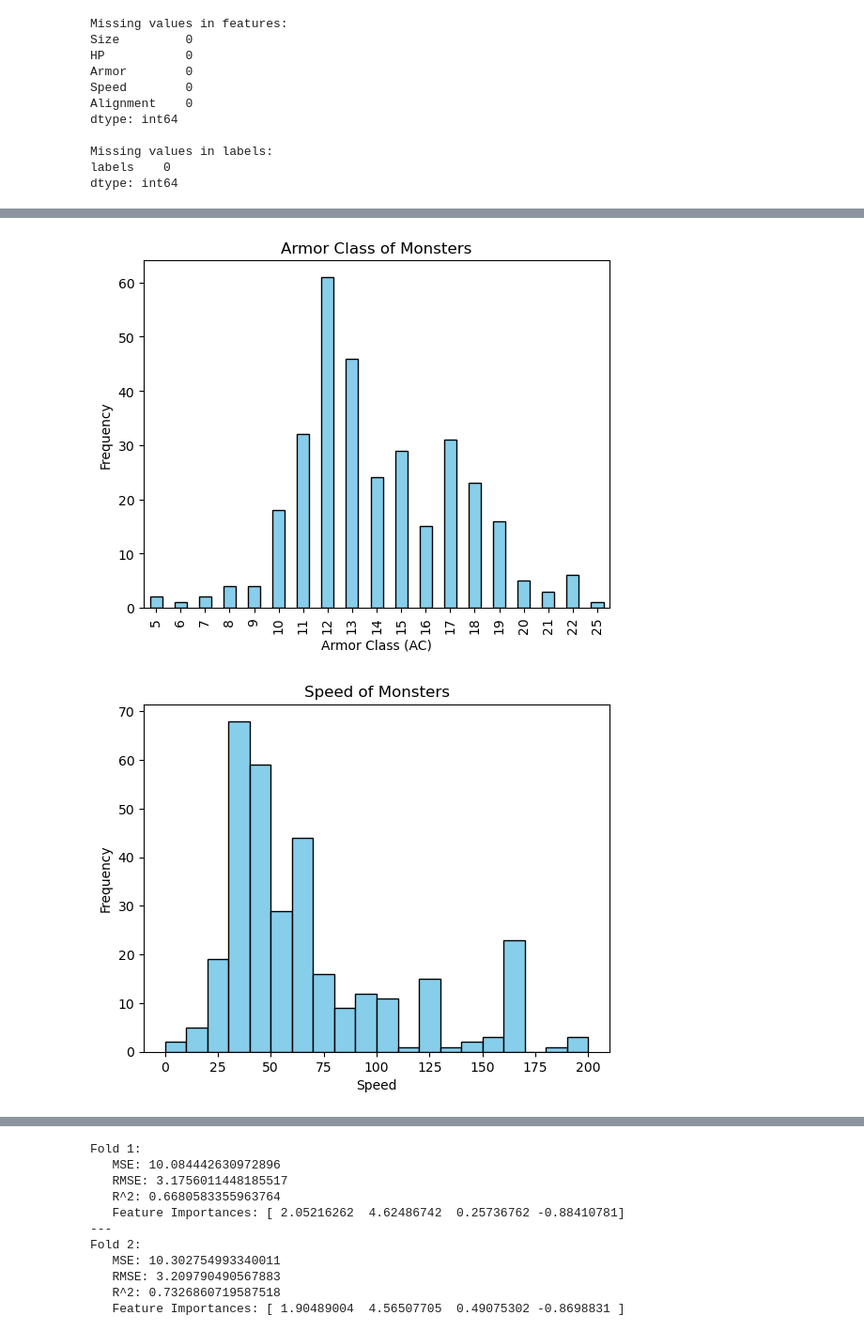
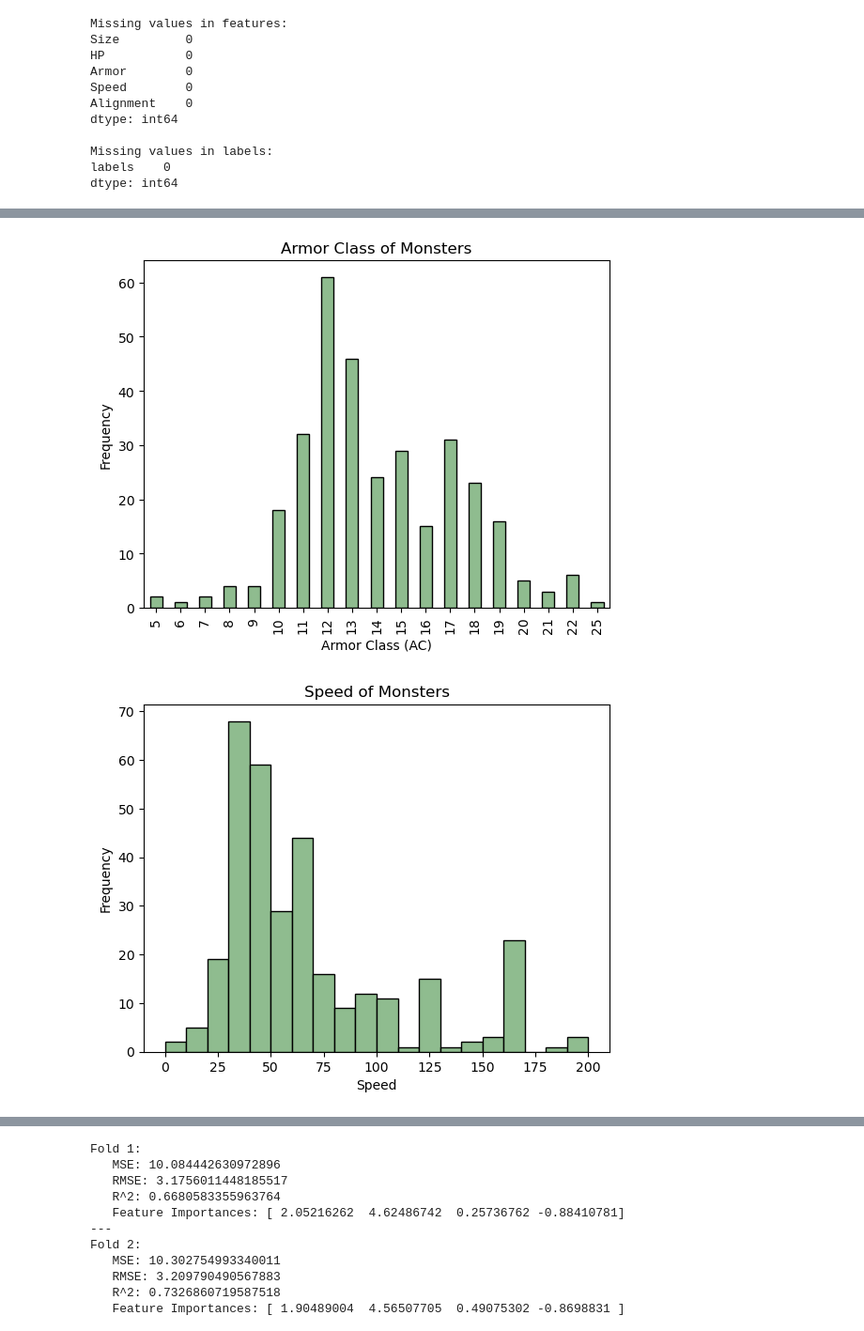
Before and after one commit to Dorffasaurus/supreme-dollop, a Jupyter notebook: Project.ipynb, the cells around one changed output, grey strips where cells are left out. Shown at 94% size. Saved outputs shown, nothing was run; the diff lists cells and outputs as text; code cells hidden in the pictures.

```diff
--- a/Project.ipynb
+++ b/Project.ipynb
@@ -125,7 +125,7 @@ plt.show()
 armor_counts = df.groupby('Armor').size().sort_index()
 
 # Plotting
-armor_counts.plot.bar(color='skyblue', edgecolor='black')
+armor_counts.plot.bar(color='darkseagreen', edgecolor='black')
 plt.xlabel('Armor Class (AC)')
 plt.ylabel('Frequency')
 plt.title('Armor Class of Monsters')
@@ -136,15 +136,15 @@ plt.show()
 #plt.title('Armor Class of Monsters')
 #plt.show()
 # %% [output]
-[figure, old version]
+[figure, new version]
 # %%
-df['Speed'].plot.hist(bins=20, color='skyblue', edgecolor='black')
+df['Speed'].plot.hist(bins=20, color='darkseagreen', edgecolor='black')
 plt.xlabel('Speed')
 plt.ylabel('Frequency')
 plt.title('Speed of Monsters')
 plt.show()
 # %% [output]
-[figure, old version]
+[figure, new version]
 # %%
 # Build Model (Noah)
 # Read into features and target (X and y)
```
Also changed, not shown: parts of 10 cells of this notebook.
